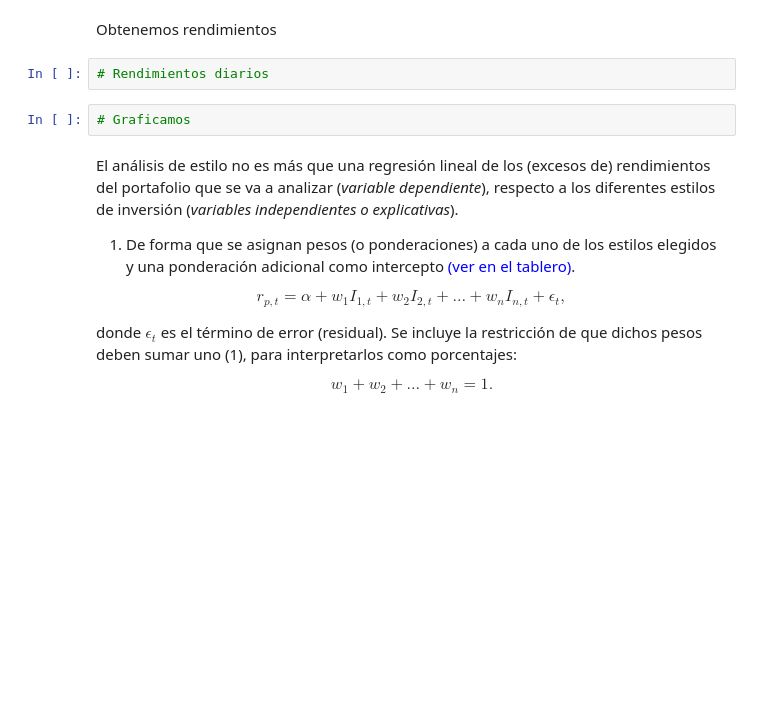
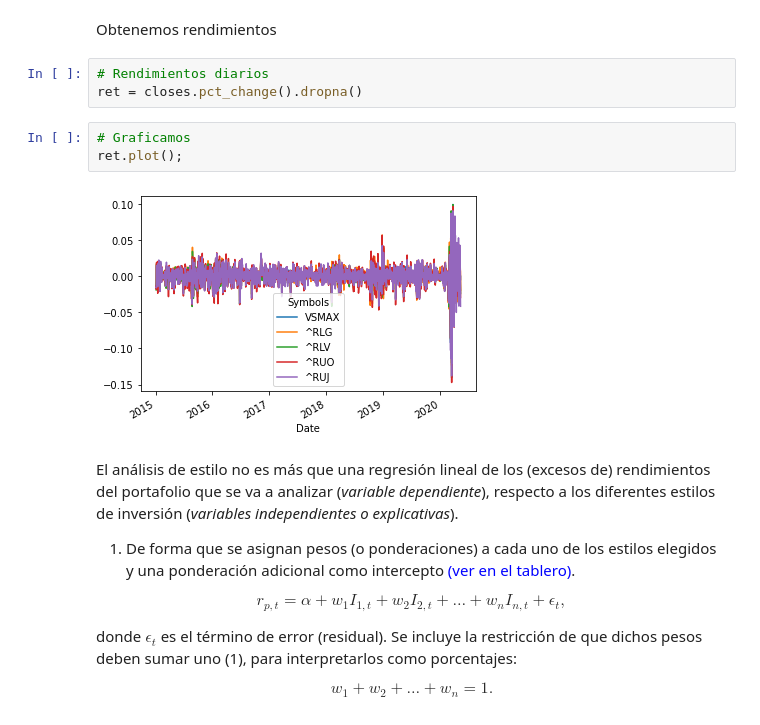
Before and after one commit to jessicambrizg/porinvp2020, a Jupyter notebook: Bonus/Adicional2_AnalisisEstilo.ipynb, the cells around one changed output. Drawn from its saved outputs; the diff is of its cells as text; blank space fills up the shorter version.

```diff
--- a/Bonus/Adicional2_AnalisisEstilo.ipynb
+++ b/Bonus/Adicional2_AnalisisEstilo.ipynb
@@ -89,8 +100,12 @@ def get_adj_closes(tickers, start_date=None, end_date=None):
 Obtenemos rendimientos
 # %%
 # Rendimientos diarios
+ret = closes.pct_change().dropna()
 # %%
 # Graficamos
+ret.plot();
+# %% [output]
+[figure, added]
 # %% [markdown]
 El análisis de estilo no es más que una regresión lineal de los (excesos de) rendimientos del portafolio que se va a analizar (*variable dependiente*), respecto a los diferentes estilos de inversión (*variables independientes o explicativas*).
 
```
Also changed, not shown: parts of 37 cells of this notebook.
